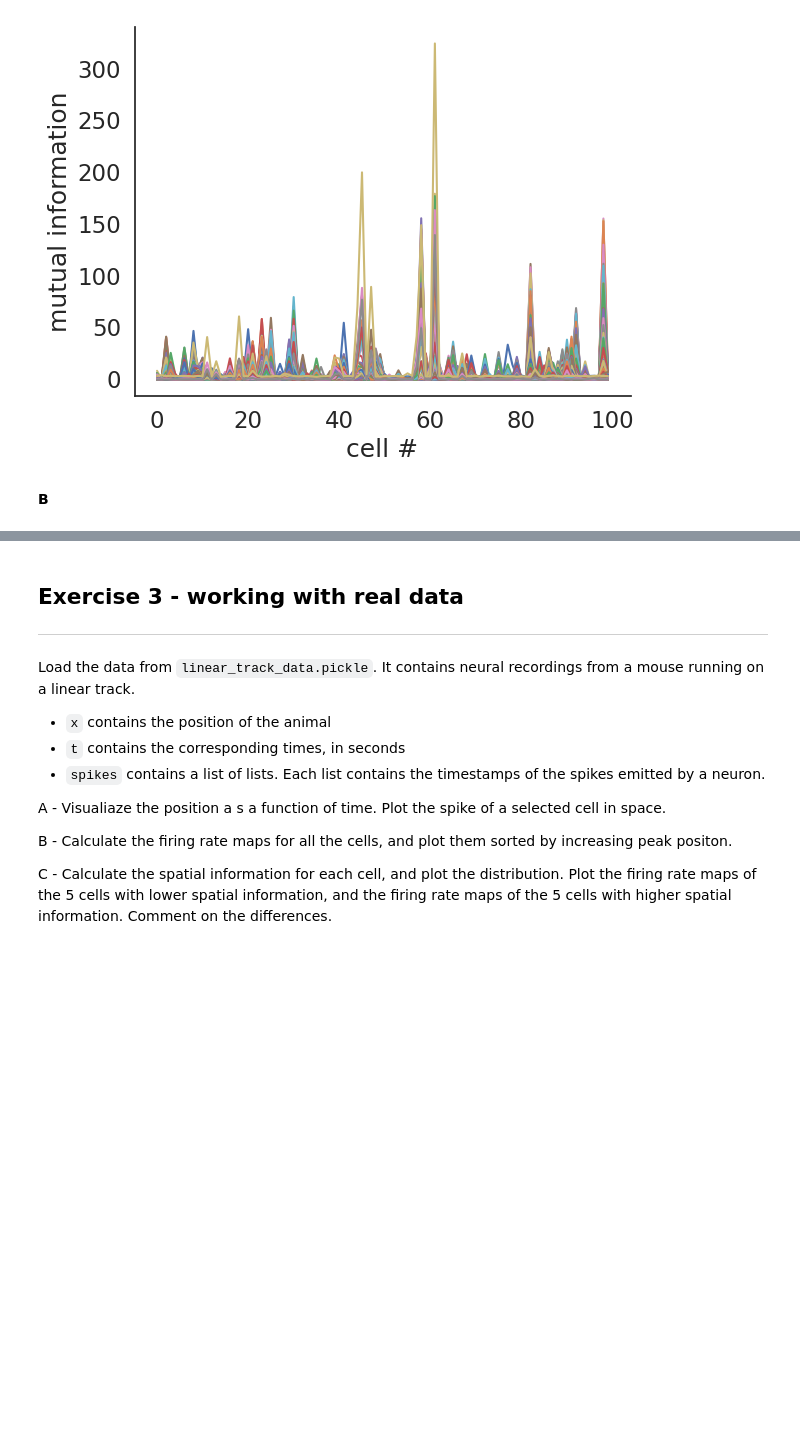
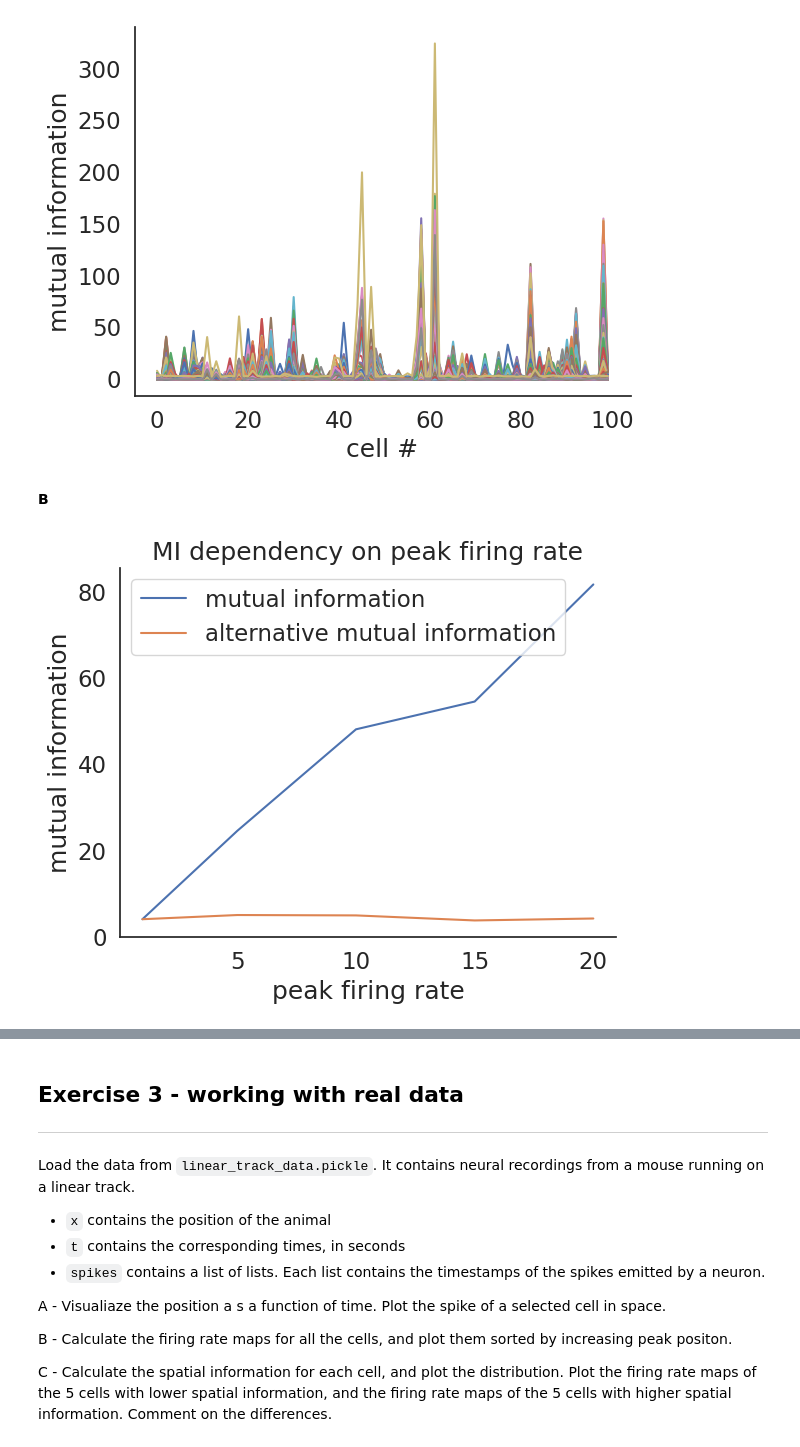
Before and after one commit to irenetiem/single-cell-analysis, a Jupyter notebook: 01-tuning-curves/exercises.ipynb, the cells around one changed output, grey strips where cells are left out. Cells and saved outputs as stored; diff of their text form; code cells hidden in the pictures; blank space fills up the shorter version.

```diff
--- a/01-tuning-curves/exercises.ipynb
+++ b/01-tuning-curves/exercises.ipynb
@@ -494,7 +494,7 @@ plt.show()
 
 def adapted_simulation(peak_firing_rate, pf_size, noise_firing_rate):
 
-  n_cells = 5 #speed up simulation
+  n_cells = 5 #speed up
 
   pf_centers = np.random.rand(n_cells) * track_length # the centers of the place fields for all cells drawn randomly with a uniform distribution on the track
   pf_size = np.array([pf_size for i in range(n_cells)])#np.random.gamma(10, size=n_cells) # the size (width) of the place fields, drawn randomly from a gamma distribution
@@ -537,3 +537,28 @@ def adapted_simulation(peak_firing_rate, pf_size, noise_firing_rate):
       spikes.append(t_sp)
 
   spike_positions = [np.interp(s, t, x) for s in spikes]
+
+
+  # plot it
+  space_bins = np.arange(0., 200., 5)
+
+  # we compute histograms for each cell
+  spikes_hist= [np.histogram(s, space_bins)[0] for s in spike_positions]
+
+  # put them together into a matrix of floating point numbers (for plotting)
+  spikes_hist = np.vstack(spikes_hist).astype(np.float64)
+
+  # we also need an "occupancy histogram" in order to normalize the firing rates maps
+  occupancy = np.histogram(x, space_bins)[0] /  fps
+
+  firing_rate_maps = spikes_hist / occupancy
+
+  eps = 1e-15
+  lamb = peak_firing_rate
+  lx = firing_rate_maps[0]
+  pocc = occupancy
+  # calculate I
+  I = (lx * np.log2((lx+eps)/lamb*pocc)) # not summed? otherwise no sensible result
+  Is = I / lamb
+
+  return I, Is
@@ -552,0 +565,19 @@ def adapted_simulation(peak_firing_rate, pf_size, noise_firing_rate):
+# %%
+frs = [1, 5, 10, 15, 20]
+I = np.zeros((len(frs)))
+Is_max = np.zeros((len(frs)))
+
+for i, firing_rate in enumerate(frs):
+  I_list, Is_list = adapted_simulation(firing_rate, 5, 0)
+  I[i] = np.max(I_list)
+  Is_max[i] = np.max(Is_list)
+
+plt.plot(frs, I, label = 'mutual information')
+plt.plot(frs, Is_max, label = 'alternative mutual information')
+plt.xlabel('peak firing rate')
+plt.ylabel('mutual information')
+plt.legend()
+plt.title('MI dependency on peak firing rate')
+plt.show()
+# %% [output]
+[figure, added]
```
Also changed, not shown: parts of 9 cells of this notebook.
